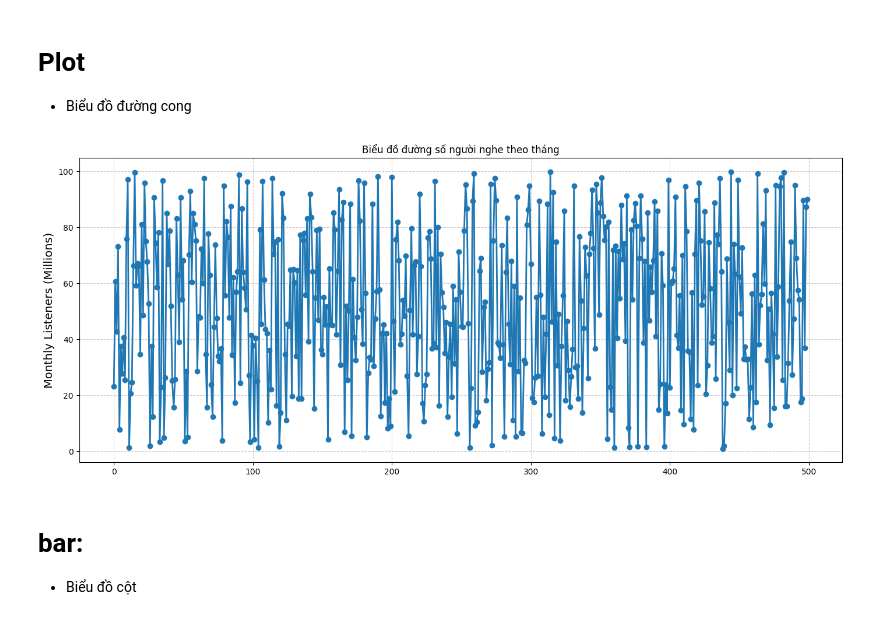
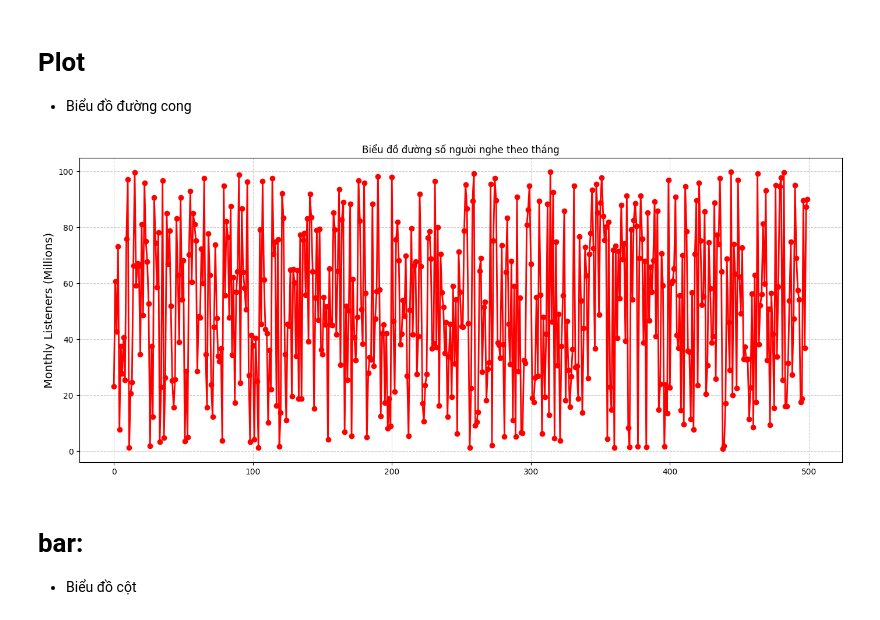
Before and after one commit to anhvq44/CSA17, a Jupyter notebook: Lesson6/chart.ipynb, the cells around one changed output. Cells and saved outputs as stored; diff of their text form; code cells hidden in the pictures.

```diff
--- a/Lesson6/chart.ipynb
+++ b/Lesson6/chart.ipynb
@@ -33,16 +33,16 @@ df.tail()
 # %%
 #bieu do duong cho monthly listener
 plt.figure(figsize=(14, 6))
-plt.plot(df["Monthly Listeners (Millions)"], marker="o", linestyle="-", linewidth=2)
+plt.plot(df["Monthly Listeners (Millions)"], marker="o", linestyle="-", linewidth=2, color='red')
 plt.ylabel("Monthly Listeners (Millions)", fontsize="14")
 plt.title("Biểu đồ đường số người nghe theo tháng")
 
 plt.grid(True, linestyle="--", alpha=0.6)
 
 plt.tight_layout()
 plt.show()
 # %% [output]
-[figure, old version]
+[figure, new version]
 # %% [markdown]
 # bar:
 - Biểu đồ cột
```
Also changed, not shown: 2 other files.
